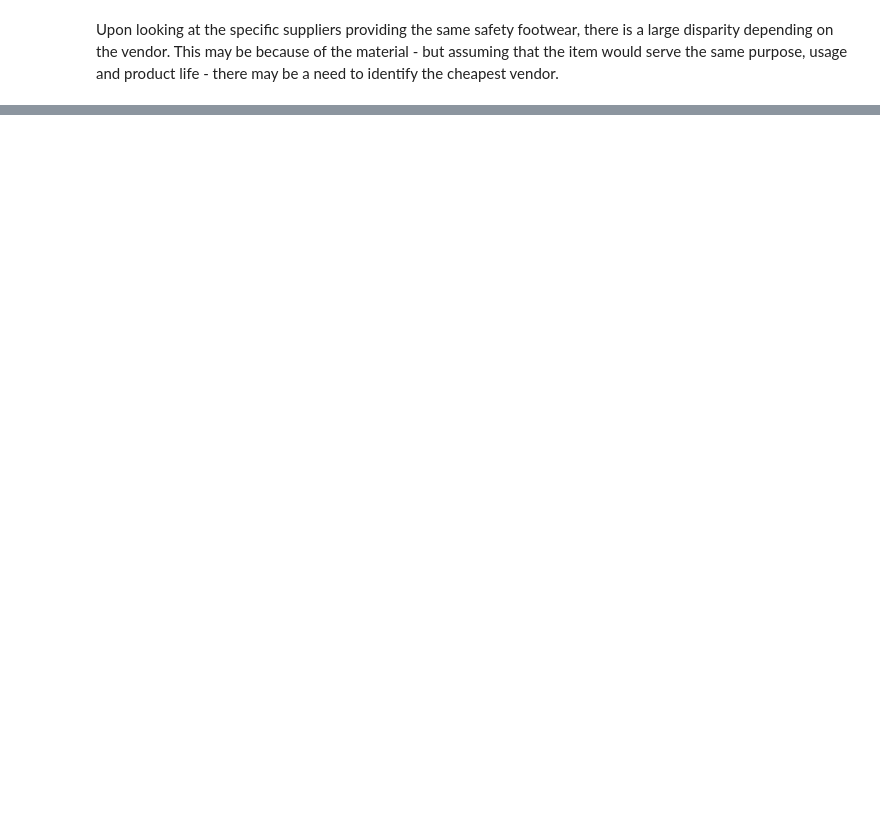
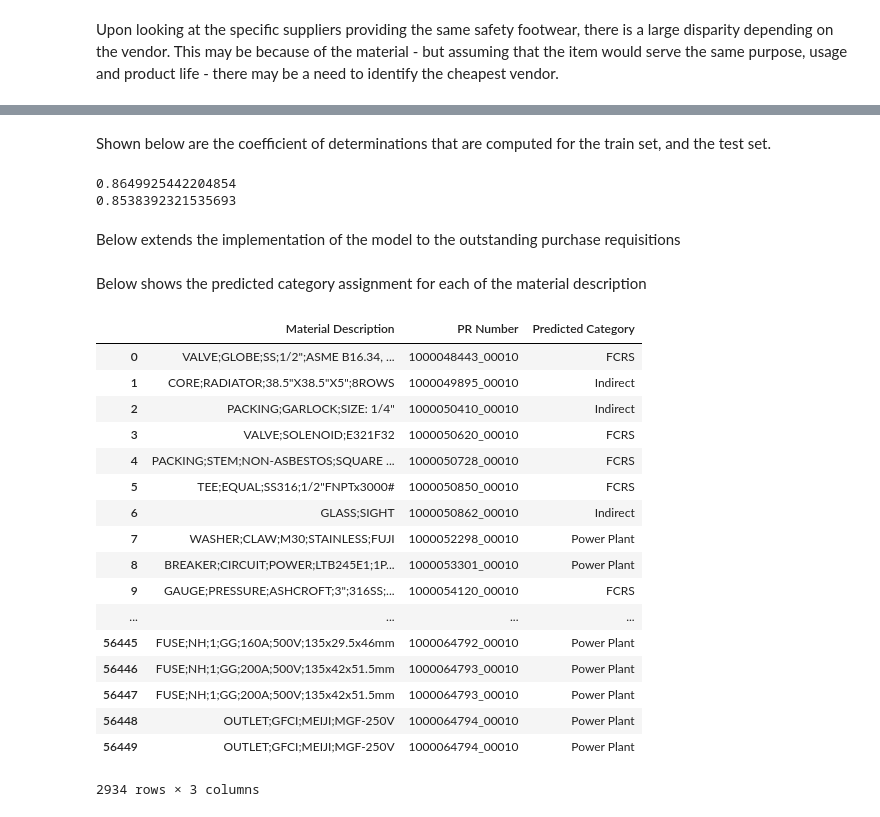
Before and after one commit to kesadilya/eskwelabs_assignments, a Jupyter notebook: Capstone_Project_Automation_of_Procurement_Decisions.ipynb, the cells around one changed output, grey strips where cells are left out. Cells and saved outputs as stored; diff of their text form; code cells hidden in the pictures; blank space fills up the shorter version.

```diff
--- a/Capstone_Project_Automation_of_Procurement_Decisions.ipynb
+++ b/Capstone_Project_Automation_of_Procurement_Decisions.ipynb
@@ -181,0 +227,38 @@ df_purch_price_spec_analysis2
+# %%
+import numpy as np
+from sklearn.naive_bayes import MultinomialNB
+from sklearn.feature_extraction.text import CountVectorizer
+import pandas as pd
+from collections import Counter
+from sklearn.model_selection import train_test_split
+from sklearn.feature_extraction.text import TfidfTransformer
+
+#count_vect = CountVectorizer()
+#x_train_counts = count_vect.fit_transform(df_spend_test['Cleaned Short Text'].values.astype('U'))
+#tfidf_transformer = TfidfTransformer()
+#x_train_tfidf = tfidf_transformer.fit_transform(x_train_counts)
+
+train_x, test_x, train_y, test_y = train_test_split(df_spend_test['Cleaned Short Text'], df_spend_test['BCG Level 0'], test_size=0.3)
+text_test_x = test_x,
+count_vect = CountVectorizer()
+tfidf_transformer = TfidfTransformer()
+
+def transform_text(column_x):
+  transformed_x = tfidf_transformer.fit_transform(count_vect.fit_transform(column_x.values.astype('U')))
+  return transformed_x
+
+def transform_text2(column_x): #since vectorizer and transformer has been fitted already
+  transformed_x = tfidf_transformer.transform(count_vect.transform(column_x.values.astype('U')))
+  return transformed_x
+
+train_x = transform_text(train_x)
+test_x = transform_text2(test_x)
+
+clf = MultinomialNB().fit(train_x, train_y)
+y_score = clf.predict(test_x)
+
+pred_y = clf.predict(test_x)
+
+results = pd.DataFrame({'Material Description': test_x, 'Actual': test_y, 'Predicted': pred_y.flatten()})
+results.head()
+#text_test_x[0][0]
@@ -181,0 +272,37 @@ df_purch_price_spec_analysis2
+# %% [markdown]
+Shown below are the coefficient of determinations that are computed for the train set, and the test set.
+# %%
+print(clf.score(train_x, train_y))
+print(clf.score(test_x, test_y))
+# %% [output]
+0.8649925442204854
+0.8538392321535693
+# %% [markdown]
+Below extends the implementation of the model to the outstanding purchase requisitions
+# %%
+y = clf.predict(transform_text2(df_out_purch['dim_po_material_shorttext']))
+# %%
+outstanding_purch_predicted = pd.DataFrame({'PR Number': df_out_purch['id_pr_item'], 'Material Description': df_out_purch['dim_po_material_shorttext'], 'Predicted Category': y})
+# %% [markdown]
+Below shows the predicted category assignment for each of the material description
+# %%
+outstanding_purch_predicted
+# %% [output]
+|  | Material Description | PR Number | Predicted Category |
+| 0 | VALVE;GLOBE;SS;1/2";ASME B16.34, ... | 1000048443_00010 | FCRS |
+| 1 | CORE;RADIATOR;38.5"X38.5"X5";8ROWS | 1000049895_00010 | Indirect |
+| 2 | PACKING;GARLOCK;SIZE: 1/4" | 1000050410_00010 | Indirect |
+| 3 | VALVE;SOLENOID;E321F32 | 1000050620_00010 | FCRS |
+| 4 | PACKING;STEM;NON-ASBESTOS;SQUARE ... | 1000050728_00010 | FCRS |
+| 5 | TEE;EQUAL;SS316;1/2"FNPTx3000# | 1000050850_00010 | FCRS |
+| 6 | GLASS;SIGHT | 1000050862_00010 | Indirect |
+| 7 | WASHER;CLAW;M30;STAINLESS;FUJI | 1000052298_00010 | Power Plant |
+| 8 | BREAKER;CIRCUIT;POWER;LTB245E1;1P... | 1000053301_00010 | Power Plant |
+| 9 | GAUGE;PRESSURE;ASHCROFT;3";316SS;... | 1000054120_00010 | FCRS |
+| ... | ... | ... | ... |
+| 56445 | FUSE;NH;1;GG;160A;500V;135x29.5x46mm | 1000064792_00010 | Power Plant |
+| 56446 | FUSE;NH;1;GG;200A;500V;135x42x51.5mm | 1000064793_00010 | Power Plant |
+| 56447 | FUSE;NH;1;GG;200A;500V;135x42x51.5mm | 1000064793_00010 | Power Plant |
+| 56448 | OUTLET;GFCI;MEIJI;MGF-250V | 1000064794_00010 | Power Plant |
+| 56449 | OUTLET;GFCI;MEIJI;MGF-250V | 1000064794_00010 | Power Plant |
+2934 rows × 3 columns
```
Also changed, not shown: parts of 14 cells of this notebook.
